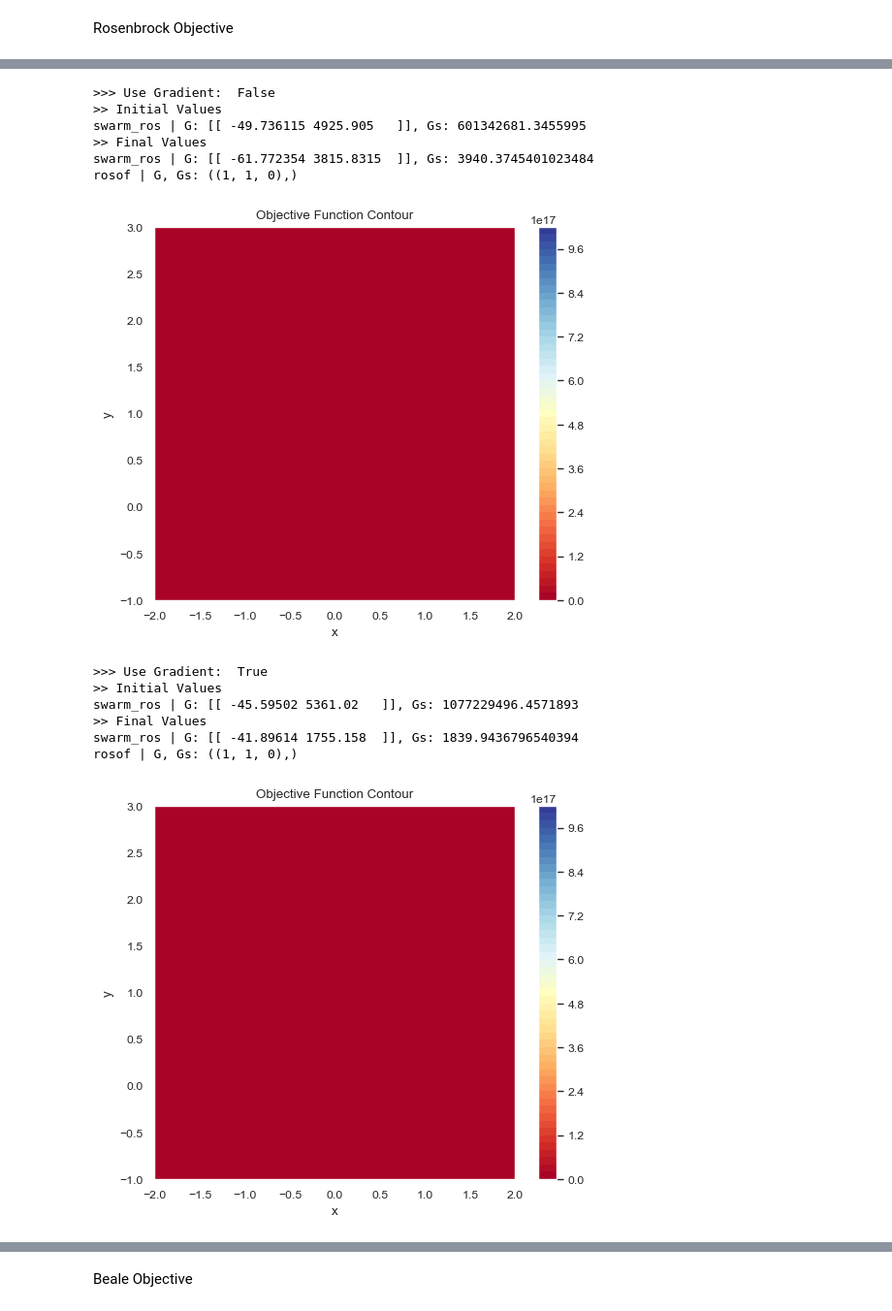
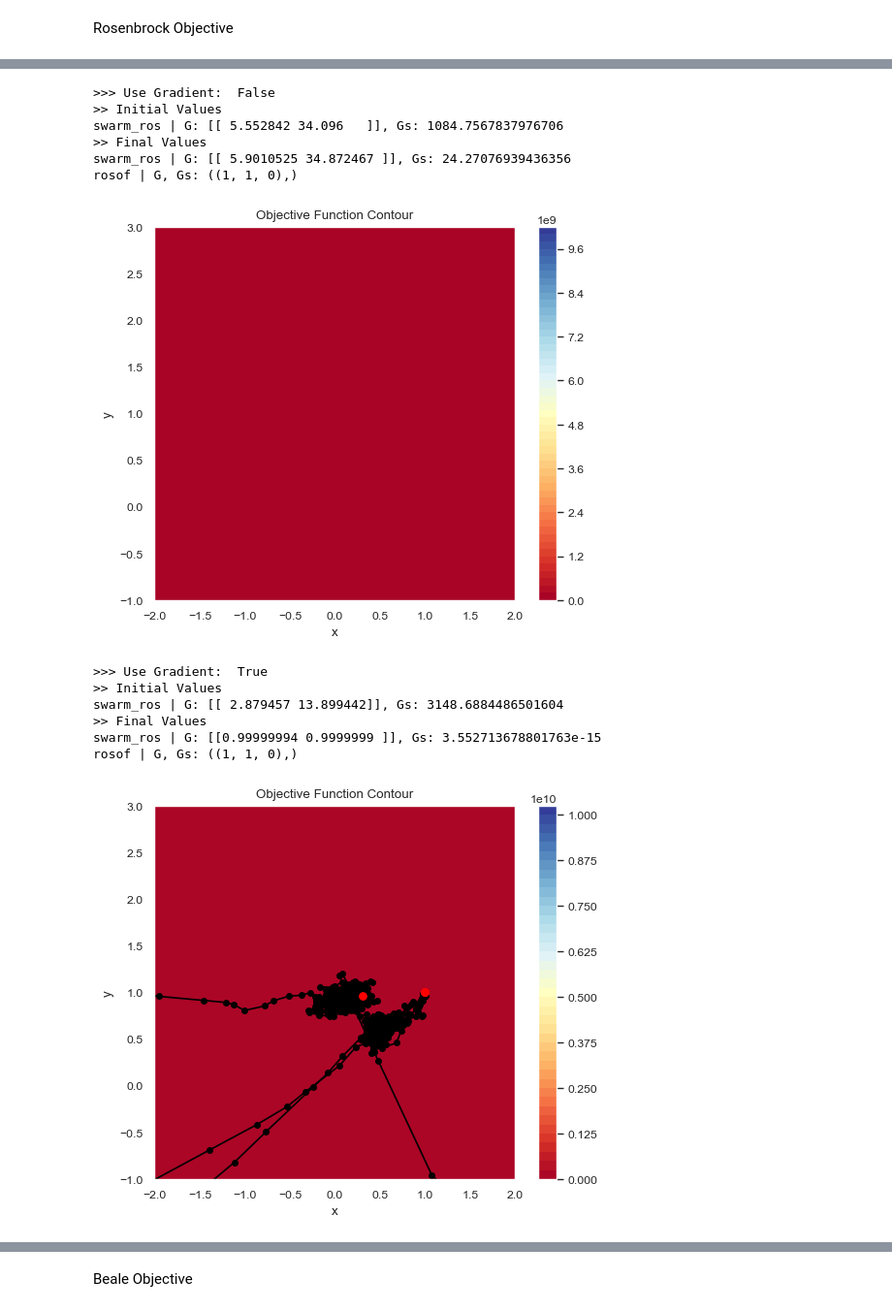
Before and after one commit to adityaprakash-work/OptiHive, a Jupyter notebook: examples.ipynb, the cells around one changed output, grey strips where cells are left out. Shown at 97% size. Drawn from its saved outputs; the diff is of its cells as text; code cells hidden in the pictures.

```diff
--- a/examples.ipynb
+++ b/examples.ipynb
@@ -390,8 +390,8 @@ Rosenbrock Objective
 rosof = ohb.RosenbrockObjective()
 
 ss2d_rosof = {
-    "x": ("con", rosof.bounds_2d[: 2]),
-    "y": ("con", rosof.bounds_2d[2:]),
+    "x": ("con", (-100, 100)),
+    "y": ("con", (-100, 100)),
 }
 
 print("True loss Contour")
@@ -407,44 +407,44 @@ for use_grad in [False, True]:
         n_particles=100,
         objective_function=rosof,
         cc=0.3,
-        sc=0.3,
+        sc=0.4,
         r1=0.3,
         r2=0.3,
         use_gradient=use_grad,
-        gw=0.1,
-        n_perturb=2,
-        r3=0.1,
+        gw=0.2,
+        n_perturb=3,
+        r3=0.2,
         trackers=[sot_ros],
     )
 
     print(">>> Use Gradient: ", use_grad)
     print(">> Initial Values")
     print(f"swarm_ros | G: {swarm_ros.G}, Gs: {swarm_ros.Gs}")
 
     swarm_ros.run(1000)
 
     print(">> Final Values")
     print(f"swarm_ros | G: {swarm_ros.G}, Gs: {swarm_ros.Gs}")
     print(f"rosof | G, Gs: {rosof.global_minima_2d}")
     sot_ros.draw_lazy(
         particle_indices=[p for p in range(0, swarm_ros.n_particles, 20)],
         xlim=(-2, 2),
         ylim=(-1, 3),
     )
 # %% [output]
 True loss Contour
 [figure]
 >>> Use Gradient:  False
 >> Initial Values
-swarm_ros | G: [[ -49.736115 4925.905   ]], Gs: 601342681.3455995
+swarm_ros | G: [[ 5.552842 34.096   ]], Gs: 1084.7567837976706
 >> Final Values
-swarm_ros | G: [[ -61.772354 3815.8315  ]], Gs: 3940.3745401023484
+swarm_ros | G: [[ 5.9010525 34.872467 ]], Gs: 24.27076939436356
 rosof | G, Gs: ((1, 1, 0),)
 [figure]
 >>> Use Gradient:  True
 >> Initial Values
-swarm_ros | G: [[ -45.59502 5361.02   ]], Gs: 1077229496.4571893
+swarm_ros | G: [[ 2.879457 13.899442]], Gs: 3148.6884486501604
 >> Final Values
-swarm_ros | G: [[ -41.89614 1755.158  ]], Gs: 1839.9436796540394
+swarm_ros | G: [[0.99999994 0.9999999 ]], Gs: 3.552713678801763e-15
 rosof | G, Gs: ((1, 1, 0),)
-[figure, old version]
+[figure, new version]
```
Also changed, not shown: parts of 6 cells of this notebook, 6 other files.
